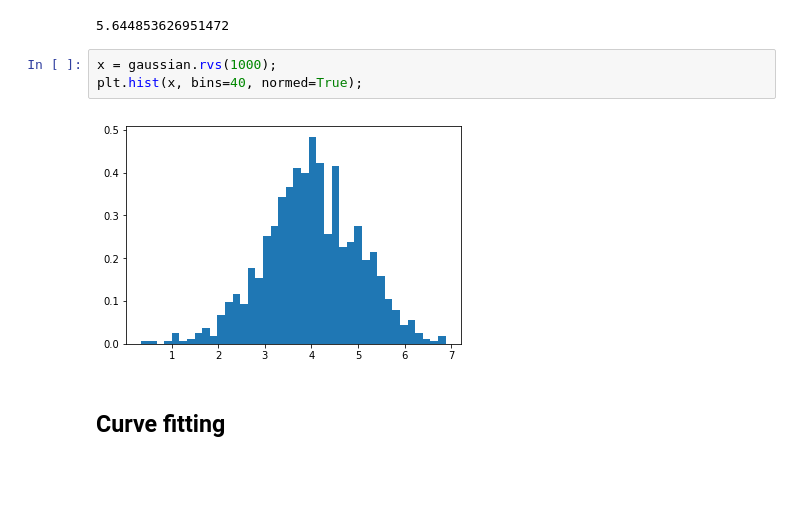
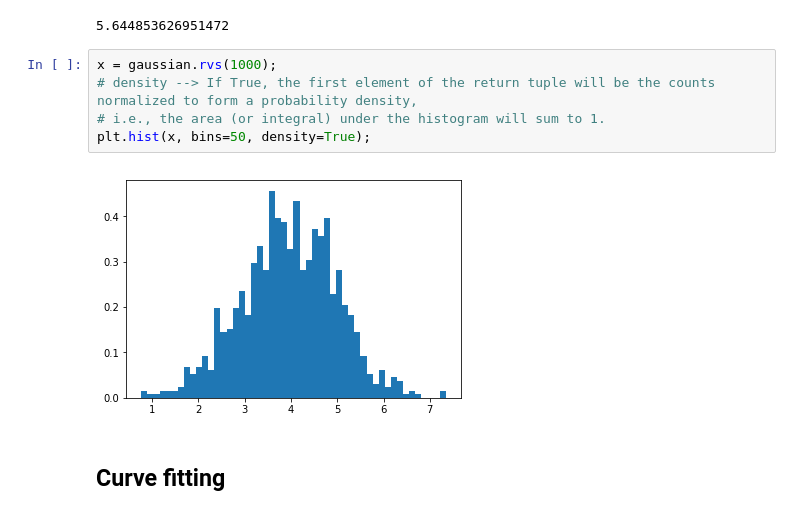
Before and after one commit to escience-academy/2018-06-25-UK-MetOffice-Summer-school, a Jupyter notebook: notebook/statistics.ipynb, the cells around one changed output. Cells and saved outputs as stored; diff of their text form; blank space fills up the shorter version.

```diff
--- a/notebook/statistics.ipynb
+++ b/notebook/statistics.ipynb
@@ -69,11 +74,13 @@ For hypothesis testing, one often needs the p-value. For example, for the given
 gaussian.ppf(0.95)
 # %% [output]
 5.644853626951472
-# %%
-x = gaussian.rvs(1000);
-plt.hist(x, bins=40, normed=True);
-# %% [output]
-[figure, removed]
+# %%
+x = gaussian.rvs(1000);
+# density --> If True, the first element of the return tuple will be the counts normalized to form a probability density,
+# i.e., the area (or integral) under the histogram will sum to 1.
+plt.hist(x, bins=50, density=True);
+# %% [output]
+[figure, added]
 # %% [markdown]
 ## Curve fitting
 # %%
```
Also changed, not shown: parts of 53 cells of this notebook, 15 other files.
